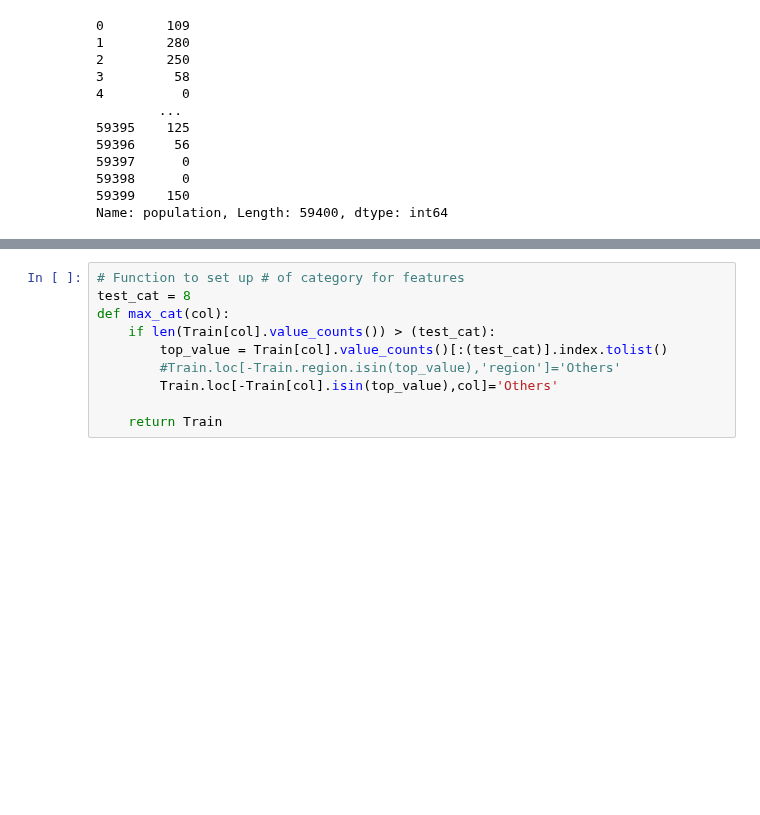
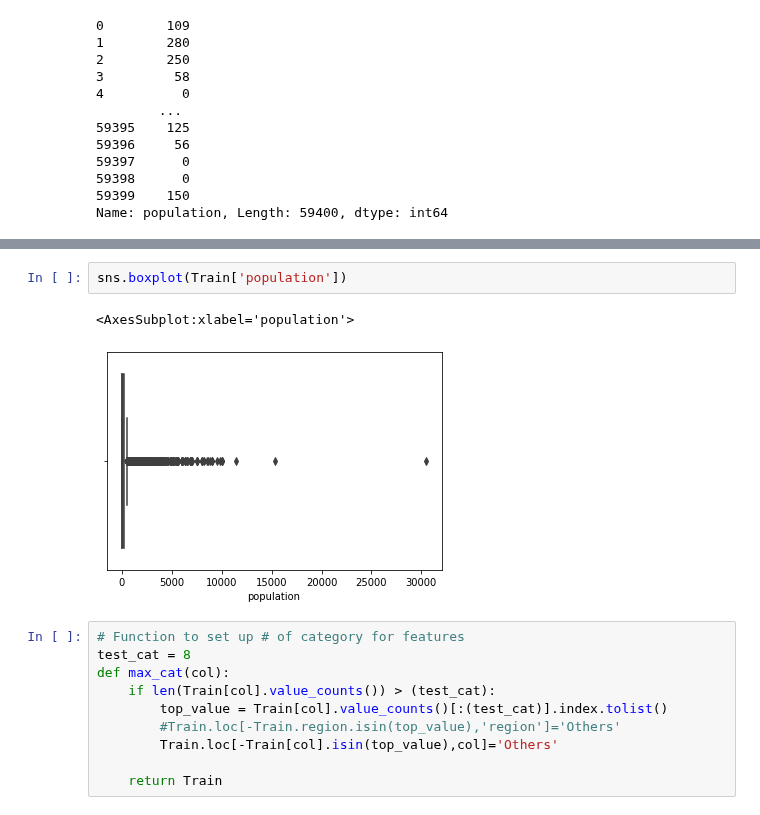
Before and after one commit to JannaW0402/Pump-it-Up, a Jupyter notebook: 869janna.ipynb, the cells around one changed output, grey strips where cells are left out. Saved outputs shown, nothing was run; the diff lists cells and outputs as text; blank space fills up the shorter version.

```diff
--- a/869janna.ipynb
+++ b/869janna.ipynb
@@ -300,3 +298,8 @@ Train[Train['population'] == 0]  # 21381 records
+# %%
+sns.boxplot(Train['population'])
+# %% [output]
+<AxesSubplot:xlabel='population'>
+[figure, added]
 # %%
 # Function to set up # of category for features
 test_cat = 8
```
Also changed, not shown: parts of 9 cells of this notebook.
